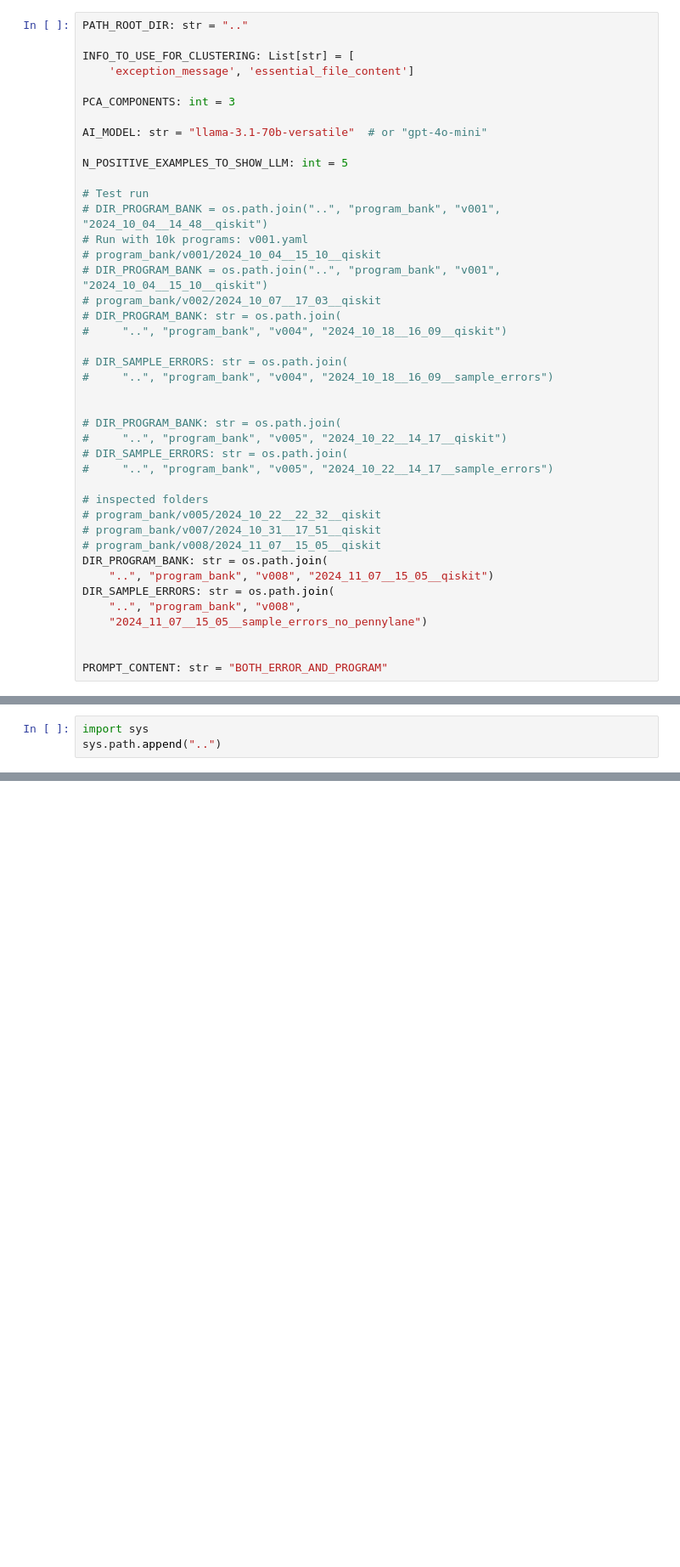
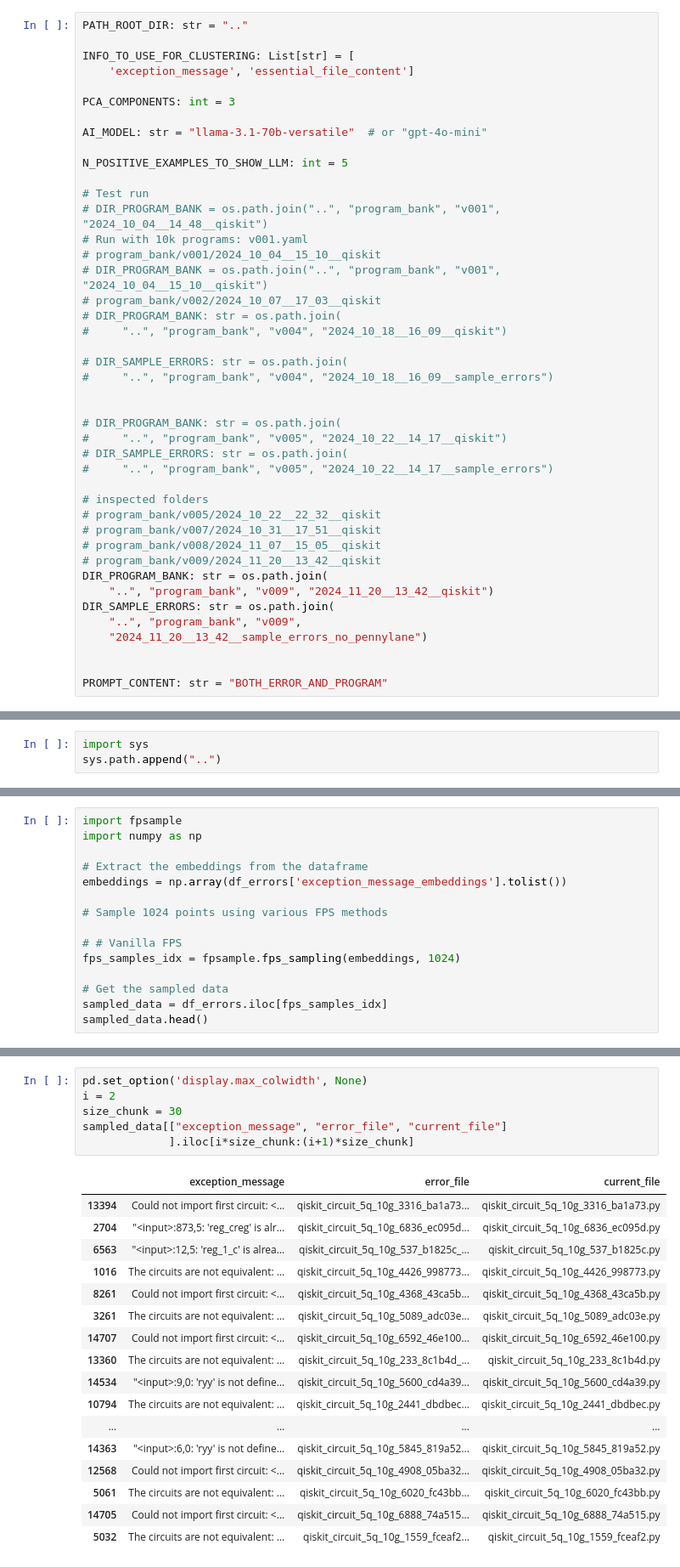
Before and after one commit to sola-st/qite-quantum-platform-testing, a Jupyter notebook: notebooks/004_003_Cluster_Error_Messages.ipynb, the cells around one changed output, grey strips where cells are left out. Shown at 85% size. Saved outputs shown, nothing was run; the diff lists cells and outputs as text; blank space fills up the shorter version.

```diff
--- a/notebooks/004_003_Cluster_Error_Messages.ipynb
+++ b/notebooks/004_003_Cluster_Error_Messages.ipynb
@@ -44,11 +44,12 @@ N_POSITIVE_EXAMPLES_TO_SHOW_LLM: int = 5
 # program_bank/v005/2024_10_22__22_32__qiskit
 # program_bank/v007/2024_10_31__17_51__qiskit
 # program_bank/v008/2024_11_07__15_05__qiskit
+# program_bank/v009/2024_11_20__13_42__qiskit
 DIR_PROGRAM_BANK: str = os.path.join(
-    "..", "program_bank", "v008", "2024_11_07__15_05__qiskit")
+    "..", "program_bank", "v009", "2024_11_20__13_42__qiskit")
 DIR_SAMPLE_ERRORS: str = os.path.join(
-    "..", "program_bank", "v008",
-    "2024_11_07__15_05__sample_errors_no_pennylane")
+    "..", "program_bank", "v009",
+    "2024_11_20__13_42__sample_errors_no_pennylane")
 
 
 PROMPT_CONTENT: str = "BOTH_ERROR_AND_PROGRAM"
@@ -425,0 +399,15 @@ Running minimization for ../program_bank/v007/2024_10_31__17_51__sample_errors/q
+# %%
+import fpsample
+import numpy as np
+
+# Extract the embeddings from the dataframe
+embeddings = np.array(df_errors['exception_message_embeddings'].tolist())
+
+# Sample 1024 points using various FPS methods
+
+# # Vanilla FPS
+fps_samples_idx = fpsample.fps_sampling(embeddings, 1024)
+
+# Get the sampled data
+sampled_data = df_errors.iloc[fps_samples_idx]
+sampled_data.head()
@@ -425,0 +421,24 @@ Running minimization for ../program_bank/v007/2024_10_31__17_51__sample_errors/q
+# %%
+pd.set_option('display.max_colwidth', None)
+i = 2
+size_chunk = 30
+sampled_data[["exception_message", "error_file", "current_file"]
+             ].iloc[i*size_chunk:(i+1)*size_chunk]
+# %% [output]
+|  | exception_message | error_file | current_file |
+| 13394 | Could not import first circuit: <... | qiskit_circuit_5q_10g_3316_ba1a73... | qiskit_circuit_5q_10g_3316_ba1a73.py |
+| 2704 | "<input>:873,5: 'reg_creg' is alr... | qiskit_circuit_5q_10g_6836_ec095d... | qiskit_circuit_5q_10g_6836_ec095d.py |
+| 6563 | "<input>:12,5: 'reg_1_c' is alrea... | qiskit_circuit_5q_10g_537_b1825c_... | qiskit_circuit_5q_10g_537_b1825c.py |
+| 1016 | The circuits are not equivalent: ... | qiskit_circuit_5q_10g_4426_998773... | qiskit_circuit_5q_10g_4426_998773.py |
+| 8261 | Could not import first circuit: <... | qiskit_circuit_5q_10g_4368_43ca5b... | qiskit_circuit_5q_10g_4368_43ca5b.py |
+| 3261 | The circuits are not equivalent: ... | qiskit_circuit_5q_10g_5089_adc03e... | qiskit_circuit_5q_10g_5089_adc03e.py |
+| 14707 | Could not import first circuit: <... | qiskit_circuit_5q_10g_6592_46e100... | qiskit_circuit_5q_10g_6592_46e100.py |
+| 13360 | The circuits are not equivalent: ... | qiskit_circuit_5q_10g_233_8c1b4d_... | qiskit_circuit_5q_10g_233_8c1b4d.py |
+| 14534 | "<input>:9,0: 'ryy' is not define... | qiskit_circuit_5q_10g_5600_cd4a39... | qiskit_circuit_5q_10g_5600_cd4a39.py |
+| 10794 | The circuits are not equivalent: ... | qiskit_circuit_5q_10g_2441_dbdbec... | qiskit_circuit_5q_10g_2441_dbdbec.py |
+| ... | ... | ... | ... |
+| 14363 | "<input>:6,0: 'ryy' is not define... | qiskit_circuit_5q_10g_5845_819a52... | qiskit_circuit_5q_10g_5845_819a52.py |
+| 12568 | Could not import first circuit: <... | qiskit_circuit_5q_10g_4908_05ba32... | qiskit_circuit_5q_10g_4908_05ba32.py |
+| 5061 | The circuits are not equivalent: ... | qiskit_circuit_5q_10g_6020_fc43bb... | qiskit_circuit_5q_10g_6020_fc43bb.py |
+| 14705 | Could not import first circuit: <... | qiskit_circuit_5q_10g_6888_74a515... | qiskit_circuit_5q_10g_6888_74a515.py |
+| 5032 | The circuits are not equivalent: ... | qiskit_circuit_5q_10g_1559_fceaf2... | qiskit_circuit_5q_10g_1559_fceaf2.py |
```
Also changed, not shown: parts of 20 cells of this notebook, 1 other file.
